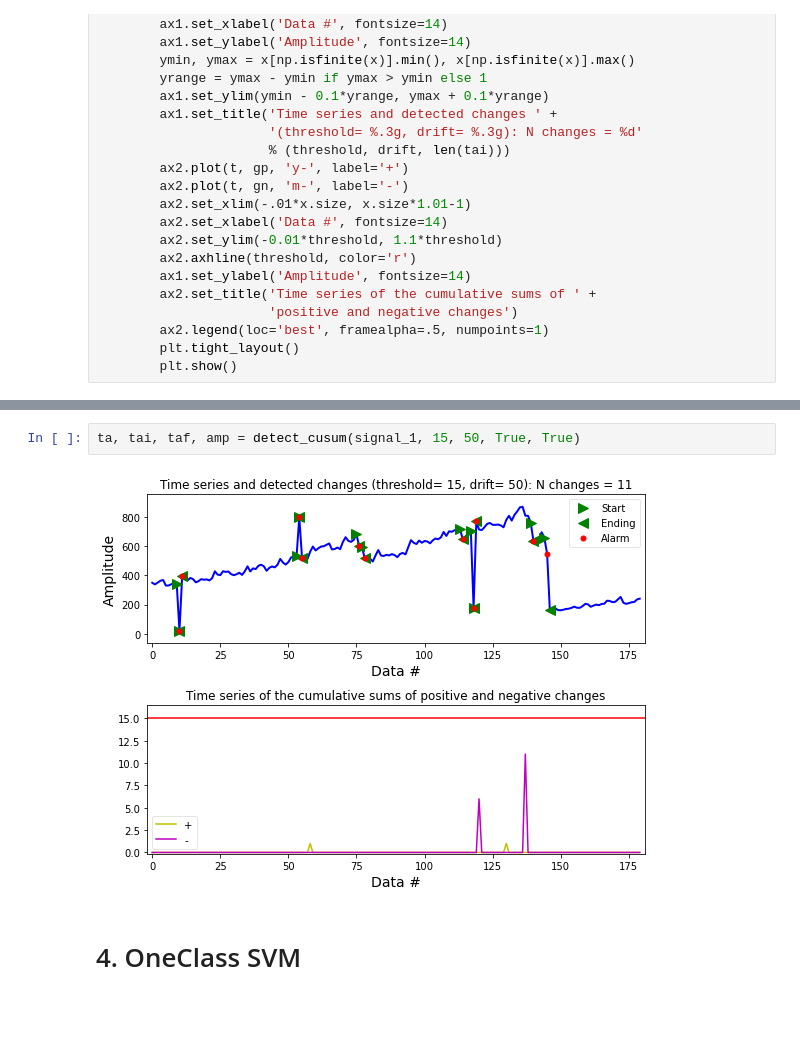
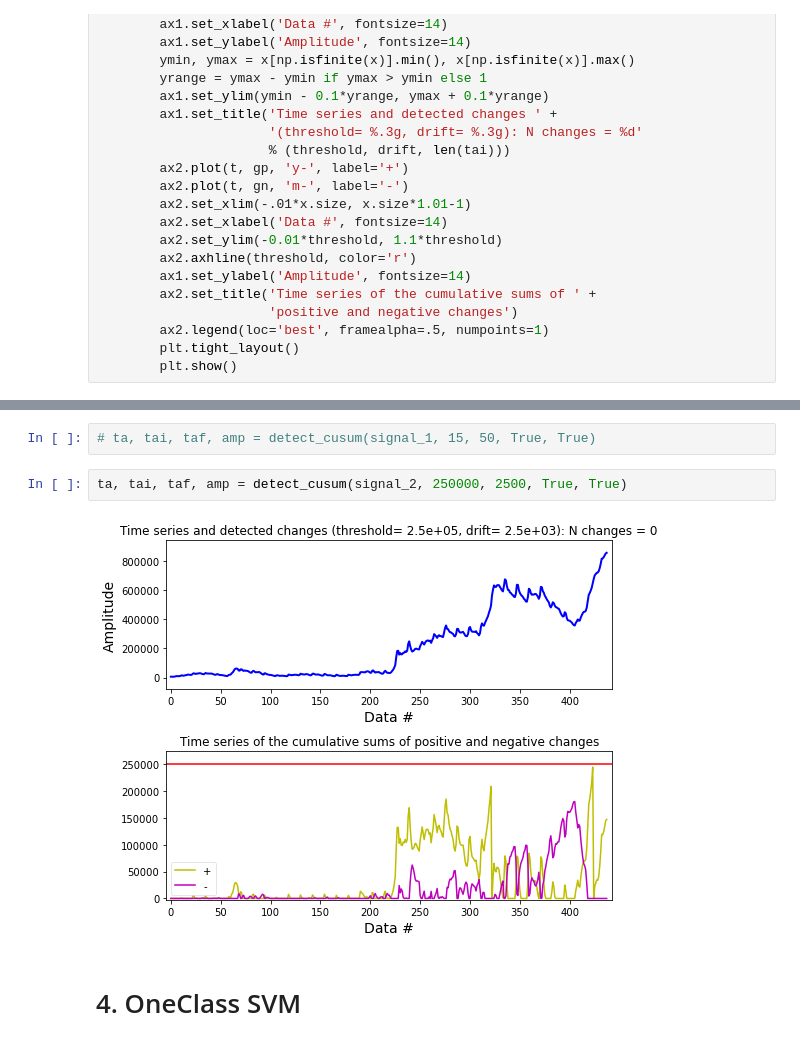
Before and after one commit to HeliosBI/AMLHW15_timeline_anomally, a Jupyter notebook: AMLHW15.ipynb, the cells around one changed output, grey strips where cells are left out. Drawn from its saved outputs; the diff is of its cells as text; blank space fills up the shorter version.

```diff
--- a/AMLHW15.ipynb
+++ b/AMLHW15.ipynb
@@ -317,6 +320,8 @@ ta, tai, taf, amp = detect_cusum(signal, 15, .01, True, True)
 # %%
-ta, tai, taf, amp = detect_cusum(signal_1, 15, 50, True, True)
+# ta, tai, taf, amp = detect_cusum(signal_1, 15, 50, True, True)
-# %% [output]
-[figure, removed]
+# %%
+ta, tai, taf, amp = detect_cusum(signal_2, 250000, 2500, True, True)
+# %% [output]
+[figure, added]
 # %% [markdown]
 # 4. OneClass SVM
```
Also changed, not shown: parts of 12 cells of this notebook.
